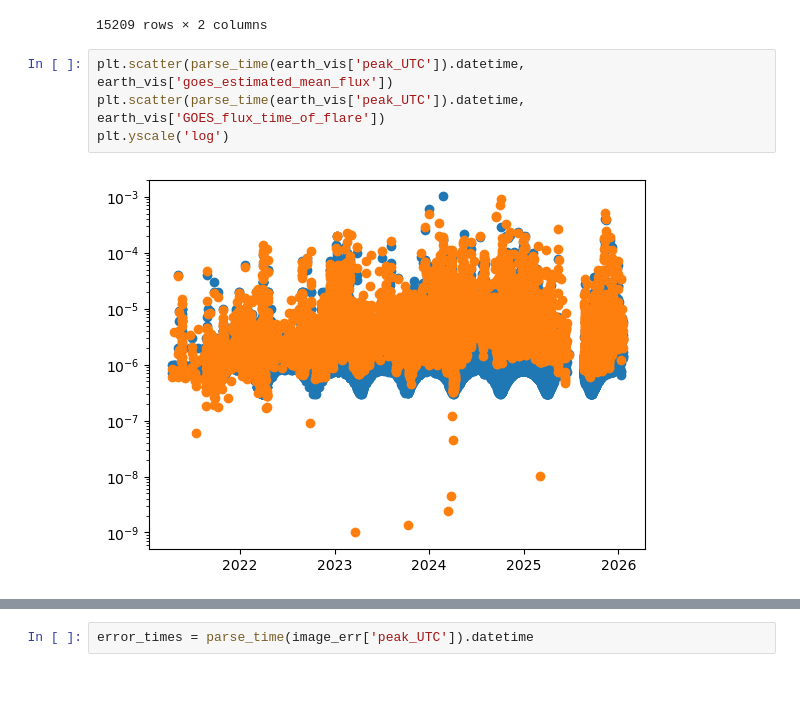
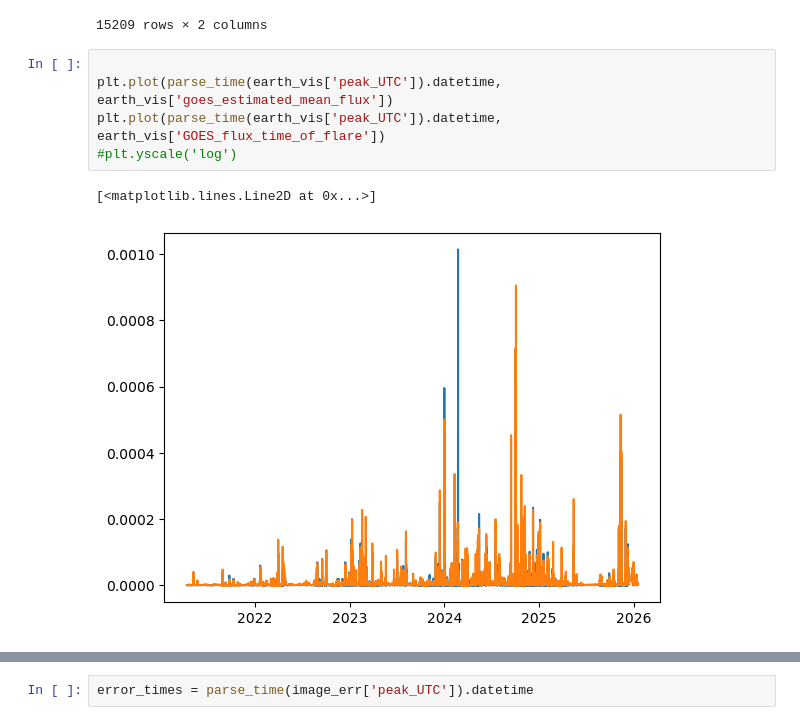
Before and after one commit to dearbhailom/solar-orbiter-flare-statistics, a Jupyter notebook: notebooks/Flare list testing.ipynb, the cells around one changed output, grey strips where cells are left out. Cells and saved outputs as stored; diff of their text form; blank space fills up the shorter version.

```diff
--- a/notebooks/Flare list testing.ipynb
+++ b/notebooks/Flare list testing.ipynb
@@ -53,8 +53,10 @@ earth_vis[['goes_estimated_mean_flux', 'GOES_flux_time_of_flare']]
 | 31556 | 1.419750e-06 | 2.811131e-06 |
 15209 rows × 2 columns
 # %%
-plt.scatter(parse_time(earth_vis['peak_UTC']).datetime, earth_vis['goes_estimated_mean_flux'])
-plt.scatter(parse_time(earth_vis['peak_UTC']).datetime, earth_vis['GOES_flux_time_of_flare'])
-plt.yscale('log')
+
+plt.plot(parse_time(earth_vis['peak_UTC']).datetime, earth_vis['goes_estimated_mean_flux'])
+plt.plot(parse_time(earth_vis['peak_UTC']).datetime, earth_vis['GOES_flux_time_of_flare'])
+#plt.yscale('log')
 # %% [output]
+[<matplotlib.lines.Line2D at 0x...>]
-[figure, old version]
+[figure, new version]
```
Also changed, not shown: parts of 37 cells of this notebook, 22 other files.
